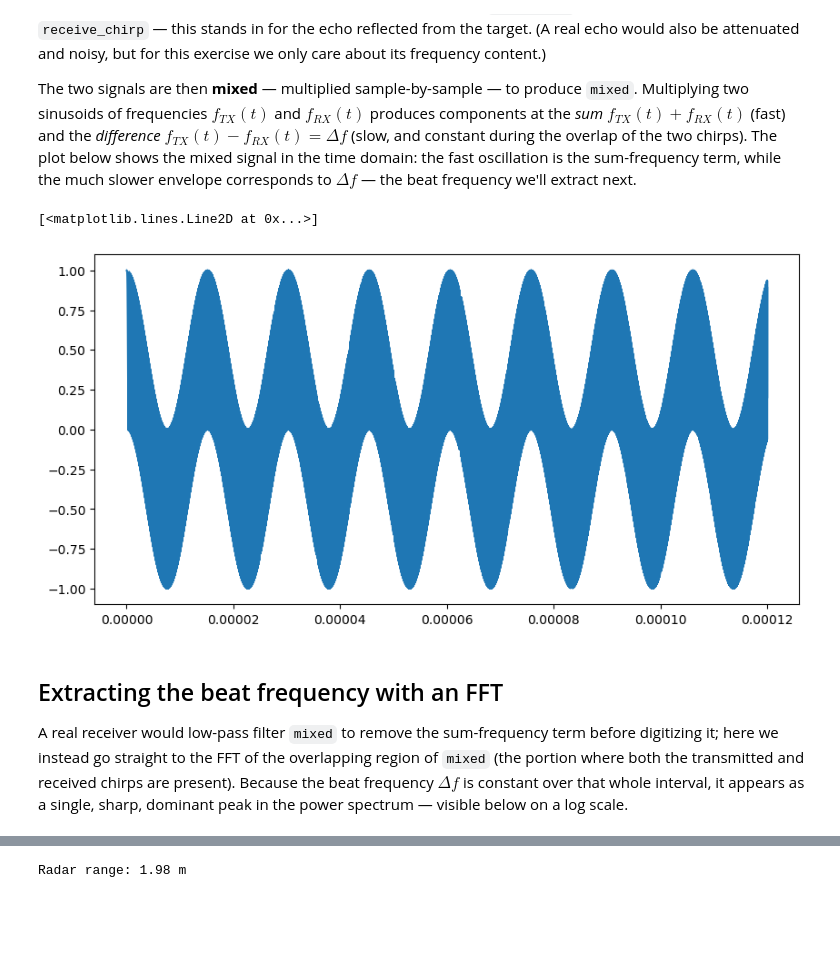
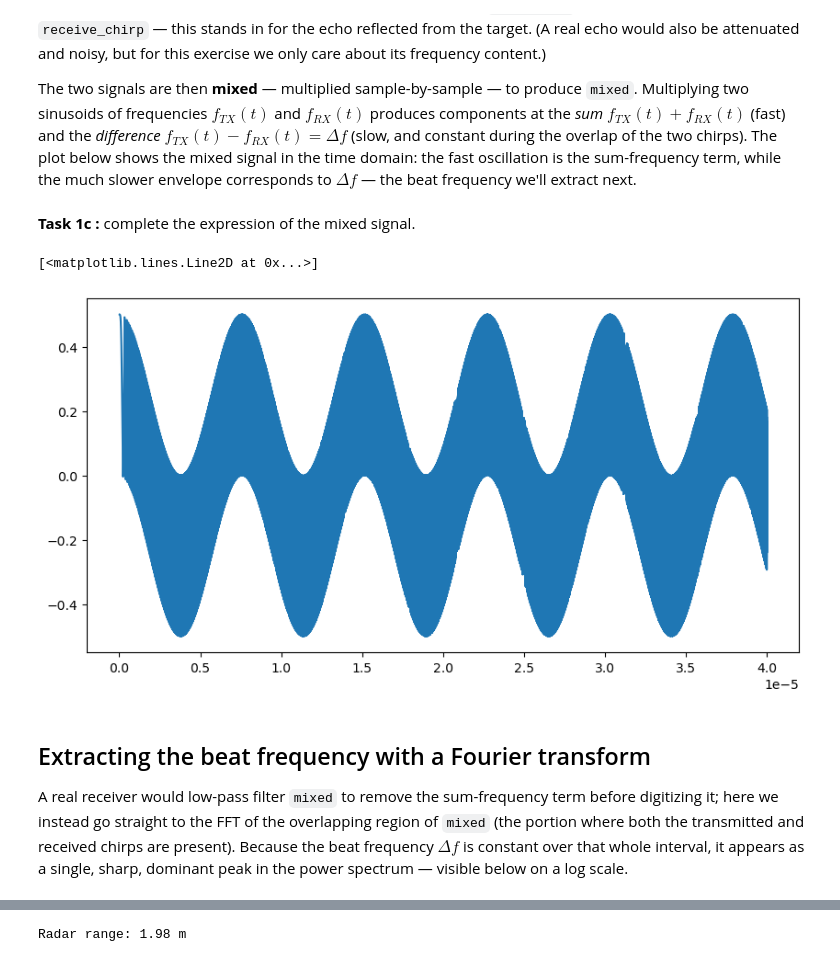
Before and after one commit to lorisdanjou/exercise_CEMSIE, a Jupyter notebook: CEMSIE_exercise.ipynb, the cells around one changed output, grey strips where cells are left out. Drawn from its saved outputs; the diff is of its cells as text; code cells hidden in the pictures; blank space fills up the shorter version.

```diff
--- a/CEMSIE_exercise.ipynb
+++ b/CEMSIE_exercise.ipynb
@@ -123,24 +89,41 @@ ax.plot(t_axis[:n_samples_plot], transmit_chirp[:n_samples_plot])
+# %%
+c = 3e8          # speed of light (m/s)
+target_range = 2 # simulated target range (m). We will try to retreive this number - normally unknown - with some signal processing.
+
+############## TO COMPLETE: ##############
+
+tau = 2 * target_range / c
+
+##########################################
 # %% [markdown]
 ## Simulating the received echo and mixing
 
 To simulate the receiver, the transmitted chirp is time-shifted by `time_delay` ($\tau = 2R/c$) to create `receive_chirp` — this stands in for the echo reflected from the target. (A real echo would also be attenuated and noisy, but for this exercise we only care about its frequency content.)
 
 The two signals are then **mixed** — multiplied sample-by-sample — to produce `mixed`. Multiplying two sinusoids of frequencies $f_{TX}(t)$ and $f_{RX}(t)$ produces components at the *sum* $f_{TX}(t)+f_{RX}(t)$ (fast) and the *difference* $f_{TX}(t)-f_{RX}(t) = \Delta f$ (slow, and constant during the overlap of the two chirps). The plot below shows the mixed signal in the time domain: the fast oscillation is the sum-frequency term, while the much slower envelope corresponds to $\Delta f$ — the beat frequency we'll extract next.
+# %% [markdown]
+**Task 1c :** complete the expression of the mixed signal.
 # %%
-samples_until_return = int(sampling_rate * time_delay)
-t_axis = np.linspace(0, chirp_length, n_samples+samples_until_return)
-nan_pad = np.full(samples_until_return, np.nan)
-receive_chirp = np.append(nan_pad, transmit_chirp, axis=0)
+samples_until_return = int(sampling_rate * tau) # n samples before the return signal starts being received
+t_axis = np.linspace(0, T + tau , n_samples + samples_until_return)
+nan_pad = np.full(samples_until_return, np.nan) # pad with NaN values
+Gr = 0.5 # gain of the return signal (dimensionless)
+receive_chirp = np.append(nan_pad, Gr * transmit_chirp, axis=0)
 transmit_chirp = np.append(transmit_chirp, nan_pad, axis=0)
-mixed = np.multiply(receive_chirp, transmit_chirp)
+
+############## TO COMPLETE: ##############
+
+mixed = receive_chirp * transmit_chirp
+
+##########################################
 
 fig, ax = plt.subplots(1, 1, figsize=(10, 5))
-n_samples_plot = 300000
+n_samples_plot = int(1e5)
 ax.plot(t_axis[:n_samples_plot], mixed[:n_samples_plot])
 # %% [output]
 [<matplotlib.lines.Line2D at 0x...>]
-[figure, old version]
+[figure, new version]
 # %% [markdown]
-## Extracting the beat frequency with an FFT
+## Extracting the beat frequency with a Fourier transform
 
 A real receiver would low-pass filter `mixed` to remove the sum-frequency term before digitizing it; here we instead go straight to the FFT of the overlapping region of `mixed` (the portion where both the transmitted and received chirps are present). Because the beat frequency $\Delta f$ is constant over that whole interval, it appears as a single, sharp, dominant peak in the power spectrum — visible below on a log scale.
```
Also changed, not shown: parts of 35 cells of this notebook, 3 other files.
